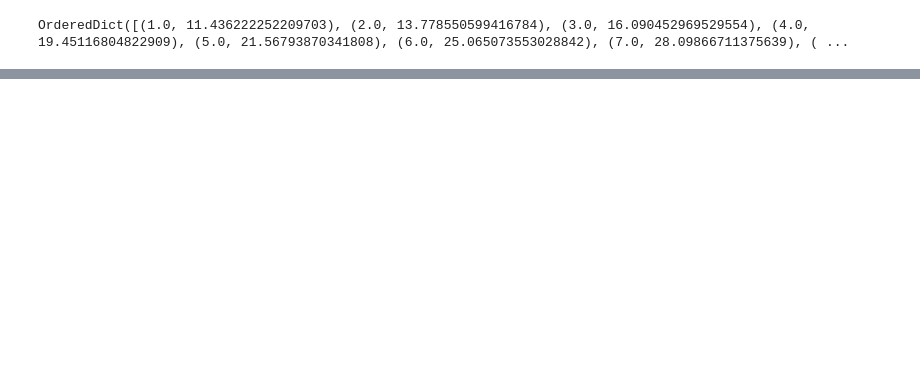
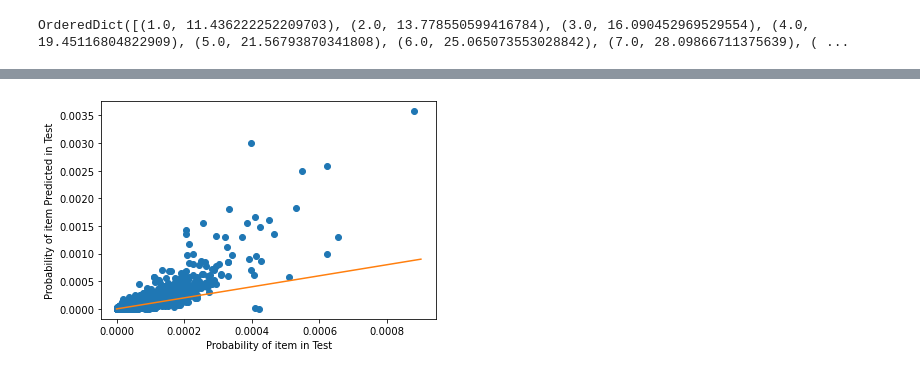
Before and after one commit to RenqinCai/SessionRec, a Jupyter notebook: biasRNN/sequential_eval_taobao_test_bias.ipynb, the cells around one changed output, grey strips where cells are left out. Saved outputs shown, nothing was run; the diff lists cells and outputs as text; code cells hidden in the pictures; blank space fills up the shorter version.

```diff
--- a/biasRNN/sequential_eval_taobao_test_bias.ipynb
+++ b/biasRNN/sequential_eval_taobao_test_bias.ipynb
@@ -852,0 +1392,19 @@ plt.plot()
+# %%
+sorted_test_probs = []
+sorted_test_pred_probs = [] # Different then above but same name due to same purpose
+for item, freq in sorted(item_freq_test.items(), key = lambda kv:(kv[1], kv[0])):
+    sorted_test_probs.append(item_prob_test[item])
+    if item not in pred_prob_test:
+        sorted_test_pred_probs.append(0)
+    else:
+        sorted_test_pred_probs.append(pred_prob_test[item])
+
+sorted_test_probs = np.array(sorted_test_probs)
+sorted_test_pred_probs = np.array(sorted_test_pred_probs)
+plt.plot(sorted_test_probs, sorted_test_pred_probs, 'o')
+plt.plot(x, y)
+plt.xlabel('Probability of item in Test')
+plt.ylabel('Probability of item Predicted in Test')
+plt.show()
+# %% [output]
+[figure, added]
```
Also changed, not shown: parts of 26 cells of this notebook, 4 other files.
